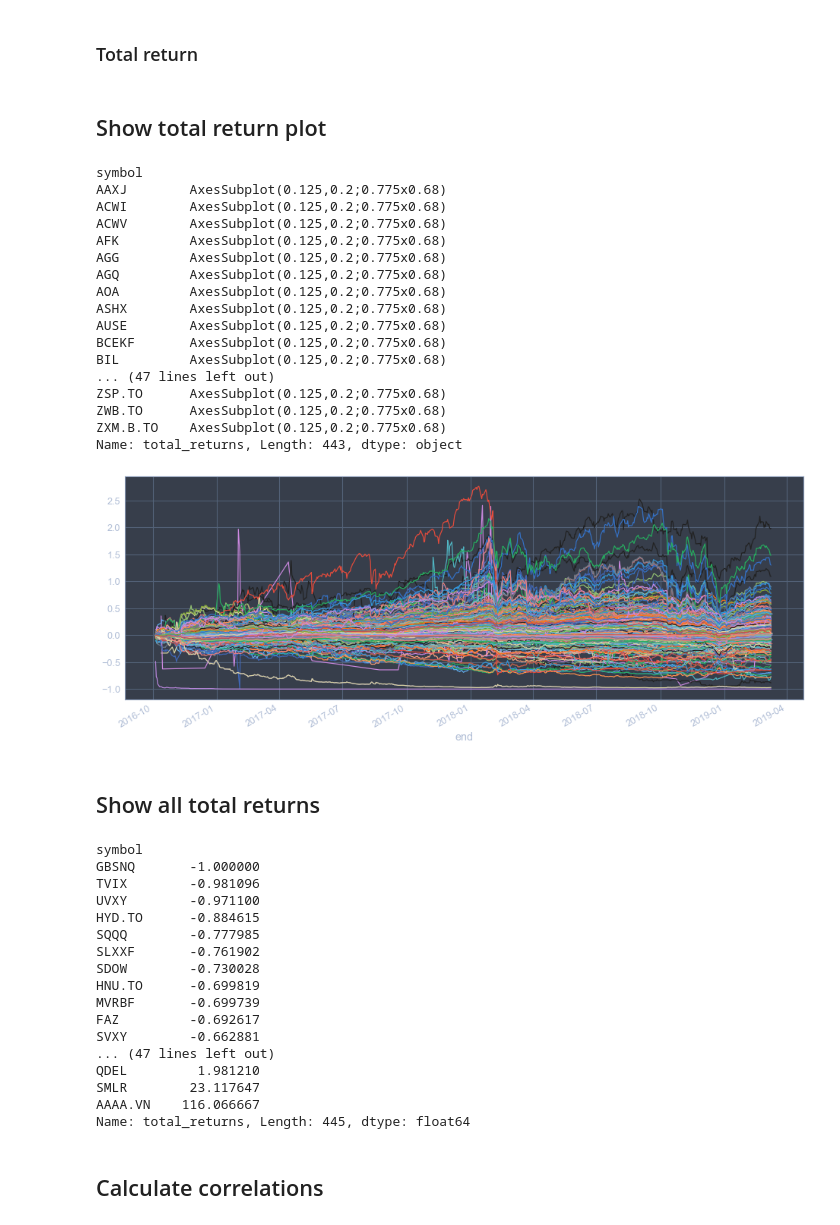
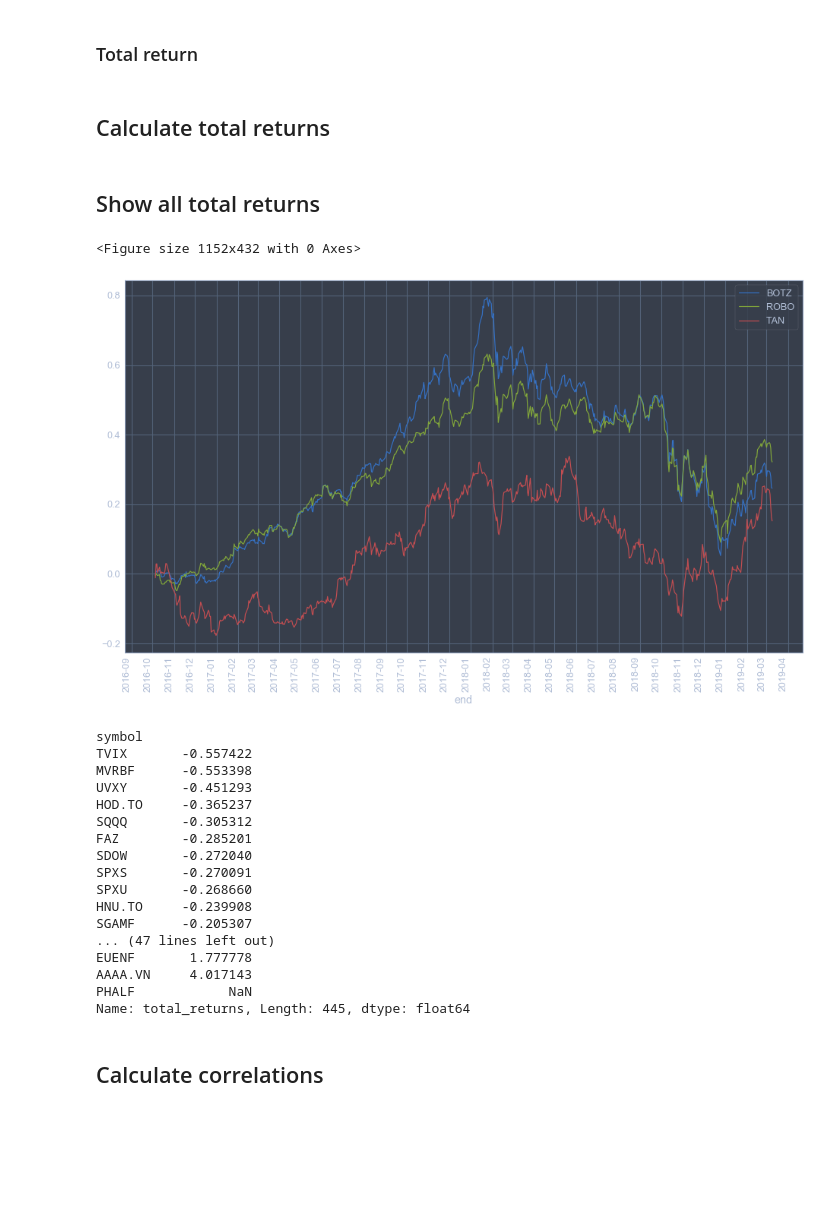
Before and after one commit to kz-qp/data-client, a Jupyter notebook: research.ipynb, the cells around one changed output. Cells and saved outputs as stored; diff of their text form; code cells hidden in the pictures; blank space fills up the shorter version.

```diff
--- a/research.ipynb
+++ b/research.ipynb
@@ -90,54 +103,47 @@ historicals['daily_returns'] = historicals.groupby(level='symbol')['close'].appl
 # %% [markdown]
 ### Total return
 # %%
-historicals['total_returns'] = historicals.groupby(level='symbol')['daily_returns'].apply(lambda x: (1 + x).cumprod() - 1)
+def get_total_return(start_date, df):
+    return df[df.index.get_level_values('end') > start_date].groupby(level='symbol')['daily_returns'].apply(lambda x: (1 + x).cumprod() - 1)
-# %% [markdown]
-## Show total return plot
-# %%
-BLACKLISTED = ["AAAA.VN", "SMLR"]
-plt.figure(figsize=(16, 6))
-no_index = historicals.reset_index()
-historicals.reset_index().drop(no_index[no_index['symbol'].isin(BLACKLISTED)].index).set_index("end").groupby('symbol')['total_returns'].plot()
-# %% [output]
-symbol
-AAXJ        AxesSubplot(0.125,0.2;0.775x0.68)
-ACWI        AxesSubplot(0.125,0.2;0.775x0.68)
-ACWV        AxesSubplot(0.125,0.2;0.775x0.68)
-AFK         AxesSubplot(0.125,0.2;0.775x0.68)
-AGG         AxesSubplot(0.125,0.2;0.775x0.68)
-AGQ         AxesSubplot(0.125,0.2;0.775x0.68)
-AOA         AxesSubplot(0.125,0.2;0.775x0.68)
-ASHX        AxesSubplot(0.125,0.2;0.775x0.68)
-AUSE        AxesSubplot(0.125,0.2;0.775x0.68)
-BCEKF       AxesSubplot(0.125,0.2;0.775x0.68)
-BIL         AxesSubplot(0.125,0.2;0.775x0.68)
-... (47 lines left out)
-ZSP.TO      AxesSubplot(0.125,0.2;0.775x0.68)
-ZWB.TO      AxesSubplot(0.125,0.2;0.775x0.68)
-ZXM.B.TO    AxesSubplot(0.125,0.2;0.775x0.68)
-Name: total_returns, Length: 443, dtype: object
-[figure, removed]
+# %% [markdown]
+## Calculate total returns
+# %%
+historicals["total_returns"] = get_total_return(pd.to_datetime("2011-01-01", format='%Y-%m-%d'), historicals)
 # %% [markdown]
 ## Show all total returns
+# %%
+import matplotlib.dates as mdates
+months = mdates.MonthLocator(interval=1, bymonthday=1)
+
+plt.figure(figsize=(16, 6))
+fig, ax = plt.subplots(figsize=(16,10))
+historicals[historicals.index.get_level_values('symbol').isin(list(positions['symbol']))].reset_index().set_index("end").groupby('symbol')['total_returns'].plot(legend=True)
+ax.xaxis.set_major_locator(months)
+ax.xaxis.set_major_formatter(m_fmt)
+for tick in ax.get_xticklabels():
+    tick.set_rotation(90)
+# %% [output]
+<Figure size 1152x432 with 0 Axes>
+[figure, added]
 # %%
 historicals.groupby(level="symbol")["total_returns"].nth(-1).sort_values()
 # %% [output]
 symbol
-GBSNQ       -1.000000
-TVIX        -0.981096
-UVXY        -0.971100
-HYD.TO      -0.884615
-SQQQ        -0.777985
-SLXXF       -0.761902
-SDOW        -0.730028
-HNU.TO      -0.699819
-MVRBF       -0.699739
-FAZ         -0.692617
-SVXY        -0.662881
+TVIX       -0.557422
+MVRBF      -0.553398
+UVXY       -0.451293
+HOD.TO     -0.365237
+SQQQ       -0.305312
+FAZ        -0.285201
+SDOW       -0.272040
+SPXS       -0.270091
+SPXU       -0.268660
+HNU.TO     -0.239908
+SGAMF      -0.205307
 ... (47 lines left out)
-QDEL         1.981210
-SMLR        23.117647
-AAAA.VN    116.066667
+EUENF       1.777778
+AAAA.VN     4.017143
+PHALF            NaN
 Name: total_returns, Length: 445, dtype: float64
 # %% [markdown]
 ## Calculate correlations
```
Also changed, not shown: parts of 5 cells of this notebook.
